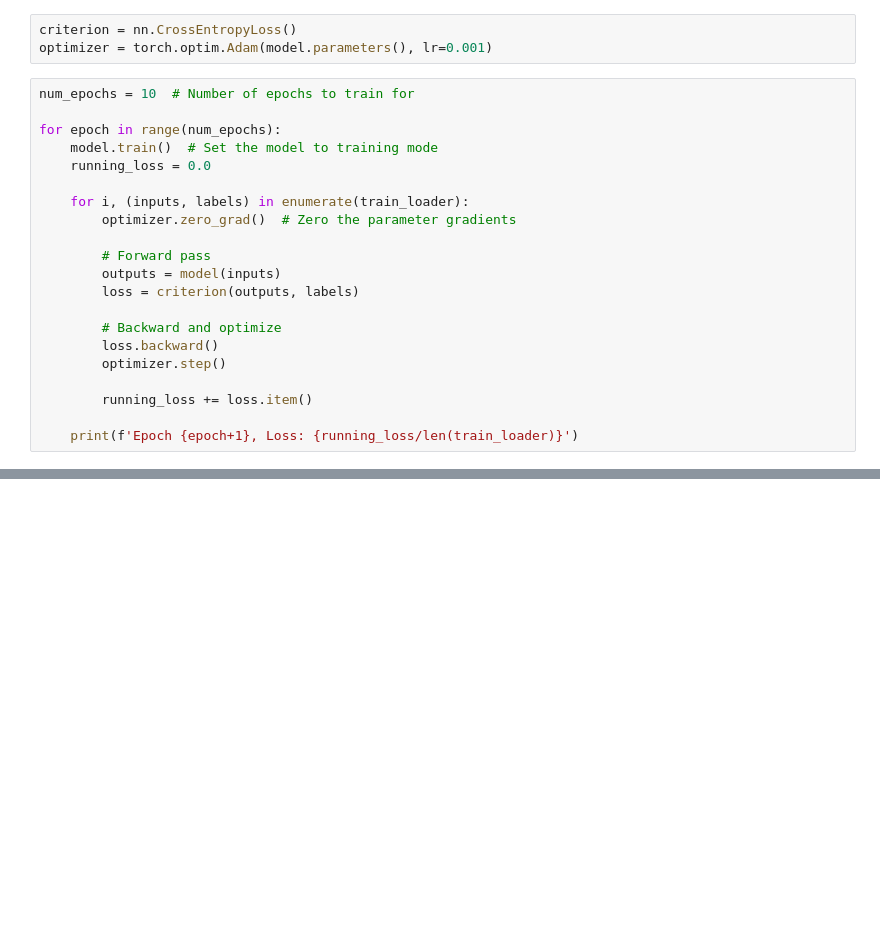
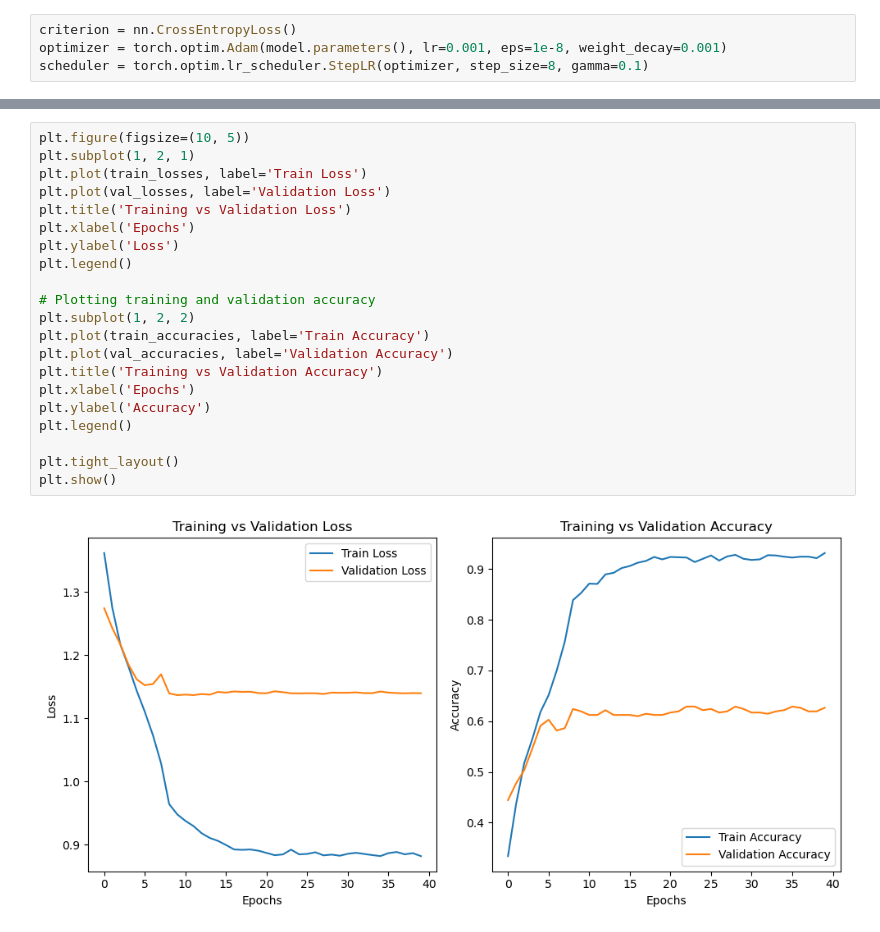
Before and after one commit to JunKang13/ece247, a Jupyter notebook: final_project/CNN_subject.ipynb, the cells around one changed output, grey strips where cells are left out. Saved outputs shown, nothing was run; the diff lists cells and outputs as text; blank space fills up the shorter version.

```diff
--- a/final_project/CNN_subject.ipynb
+++ b/final_project/CNN_subject.ipynb
@@ -35,25 +47,5 @@ print(train_loader)
 <torch.utils.data.dataloader.DataLoader object at 0x...>
 # %%
 criterion = nn.CrossEntropyLoss()
-optimizer = torch.optim.Adam(model.parameters(), lr=0.001)
+optimizer = torch.optim.Adam(model.parameters(), lr=0.001, eps=1e-8, weight_decay=0.001)
+scheduler = torch.optim.lr_scheduler.StepLR(optimizer, step_size=8, gamma=0.1)
-# %%
-num_epochs = 10  # Number of epochs to train for
-
-for epoch in range(num_epochs):
-    model.train()  # Set the model to training mode
-    running_loss = 0.0
-
-    for i, (inputs, labels) in enumerate(train_loader):
-        optimizer.zero_grad()  # Zero the parameter gradients
-
-        # Forward pass
-        outputs = model(inputs)
-        loss = criterion(outputs, labels)
-
-        # Backward and optimize
-        loss.backward()
-        optimizer.step()
-
-        running_loss += loss.item()
-
-    print(f'Epoch {epoch+1}, Loss: {running_loss/len(train_loader)}')
@@ -70,0 +128,23 @@ Epoch 10, Loss: 0.9700826878817577
+# %%
+plt.figure(figsize=(10, 5))
+plt.subplot(1, 2, 1)
+plt.plot(train_losses, label='Train Loss')
+plt.plot(val_losses, label='Validation Loss')
+plt.title('Training vs Validation Loss')
+plt.xlabel('Epochs')
+plt.ylabel('Loss')
+plt.legend()
+
+# Plotting training and validation accuracy
+plt.subplot(1, 2, 2)
+plt.plot(train_accuracies, label='Train Accuracy')
+plt.plot(val_accuracies, label='Validation Accuracy')
+plt.title('Training vs Validation Accuracy')
+plt.xlabel('Epochs')
+plt.ylabel('Accuracy')
+plt.legend()
+
+plt.tight_layout()
+plt.show()
+# %% [output]
+[figure, added]
```
Also changed, not shown: parts of 7 cells of this notebook, 2 other files.
